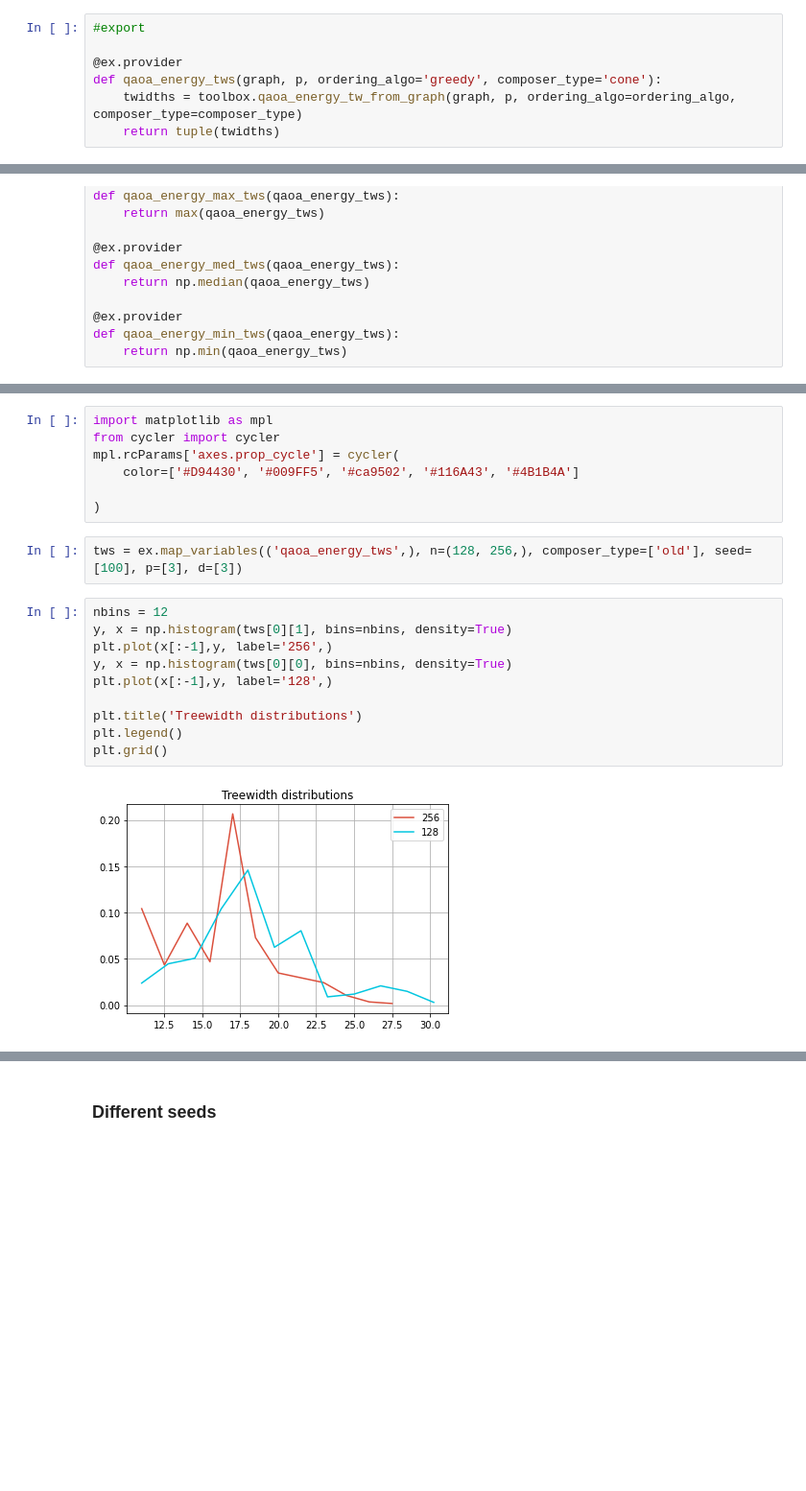
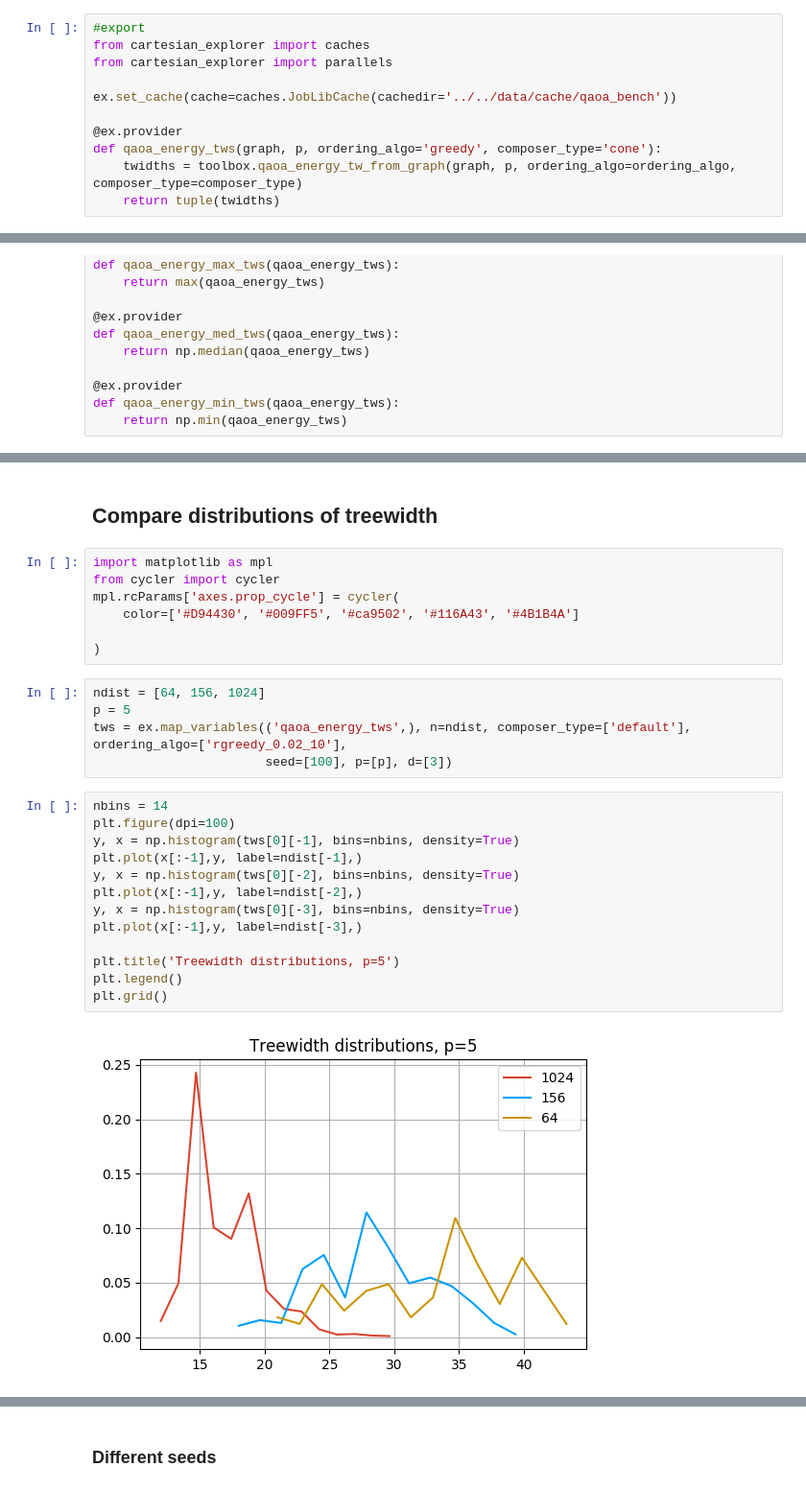
Before and after one commit to danlkv/QTensor, a Jupyter notebook: analysis/spec/notebooks/QAOA_bench.ipynb, the cells around one changed output, grey strips where cells are left out. Shown: that part at 96% size. Drawn from its saved outputs; the diff is of its cells as text; blank space fills up the shorter version.

Commit message:
add rgreedy optimizer

```diff
--- a/analysis/spec/notebooks/QAOA_bench.ipynb
+++ b/analysis/spec/notebooks/QAOA_bench.ipynb
@@ -20,6 +21,10 @@ from qtensor import toolbox
 %autoreload 2
 # %%
 #export
+from cartesian_explorer import caches
+from cartesian_explorer import parallels
+
+ex.set_cache(cache=caches.JobLibCache(cachedir='../../data/cache/qaoa_bench'))
 
 @ex.provider
 def qaoa_energy_tws(graph, p, ordering_algo='greedy', composer_type='cone'):
@@ -130,3 +197,5 @@ Text(0.5, 0, 'Graph size N')
+# %% [markdown]
+## Compare distributions of treewidth
 # %%
 import matplotlib as mpl
 from cycler import cycler
@@ -135,16 +204,22 @@ mpl.rcParams['axes.prop_cycle'] = cycler(
 
 )
 # %%
-tws = ex.map_variables(('qaoa_energy_tws',), n=(128, 256,), composer_type=['old'], seed=[100], p=[3], d=[3])
+ndist = [64, 156, 1024]
+p = 5
+tws = ex.map_variables(('qaoa_energy_tws',), n=ndist, composer_type=['default'], ordering_algo=['rgreedy_0.02_10'],
+                       seed=[100], p=[p], d=[3])
 # %%
-nbins = 12
-y, x = np.histogram(tws[0][1], bins=nbins, density=True)
-plt.plot(x[:-1],y, label='256',)
-y, x = np.histogram(tws[0][0], bins=nbins, density=True)
-plt.plot(x[:-1],y, label='128',)
+nbins = 14
+plt.figure(dpi=100)
+y, x = np.histogram(tws[0][-1], bins=nbins, density=True)
+plt.plot(x[:-1],y, label=ndist[-1],)
+y, x = np.histogram(tws[0][-2], bins=nbins, density=True)
+plt.plot(x[:-1],y, label=ndist[-2],)
+y, x = np.histogram(tws[0][-3], bins=nbins, density=True)
+plt.plot(x[:-1],y, label=ndist[-3],)
 
-plt.title('Treewidth distributions')
+plt.title('Treewidth distributions, p=5')
 plt.legend()
 plt.grid()
 # %% [output]
-[figure, old version]
+[figure, new version]
```
Also changed, not shown: parts of 30 cells of this notebook, 4 other files.
